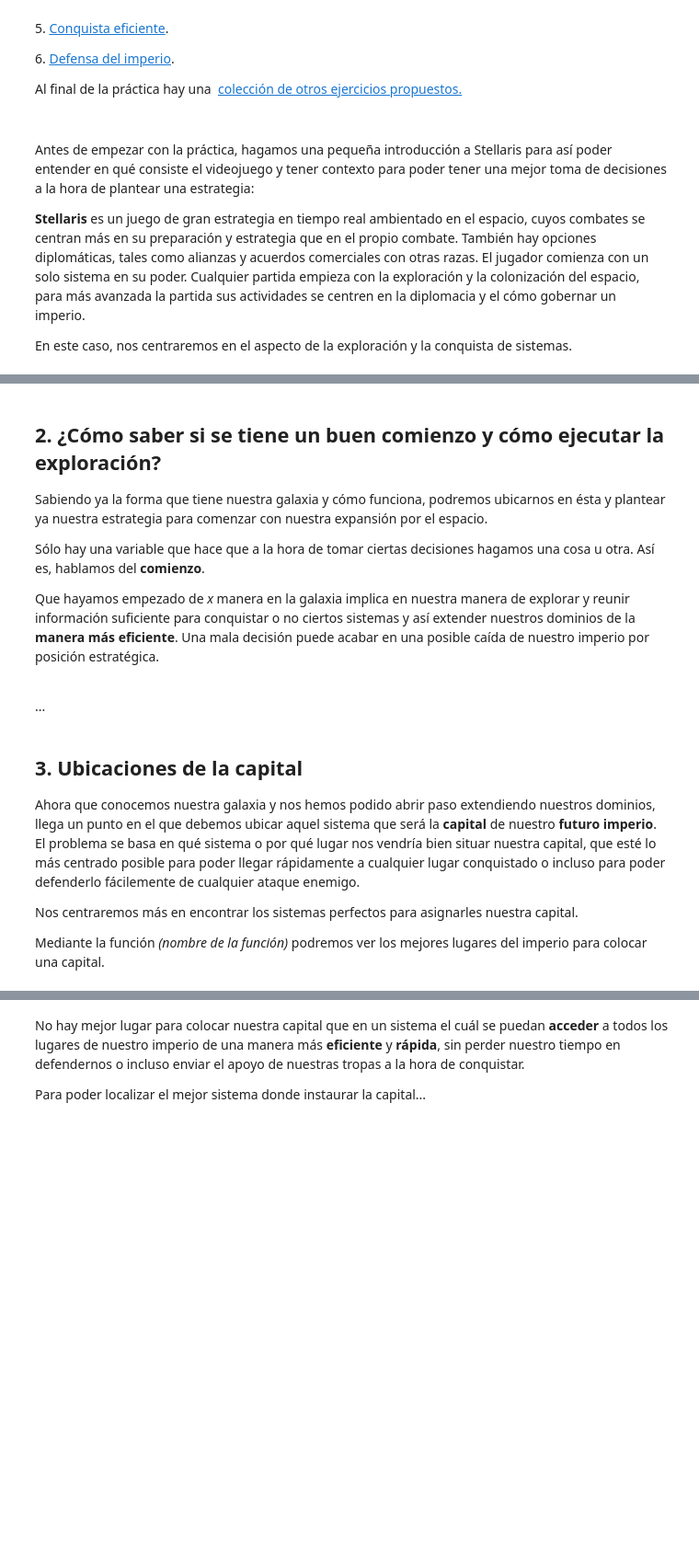
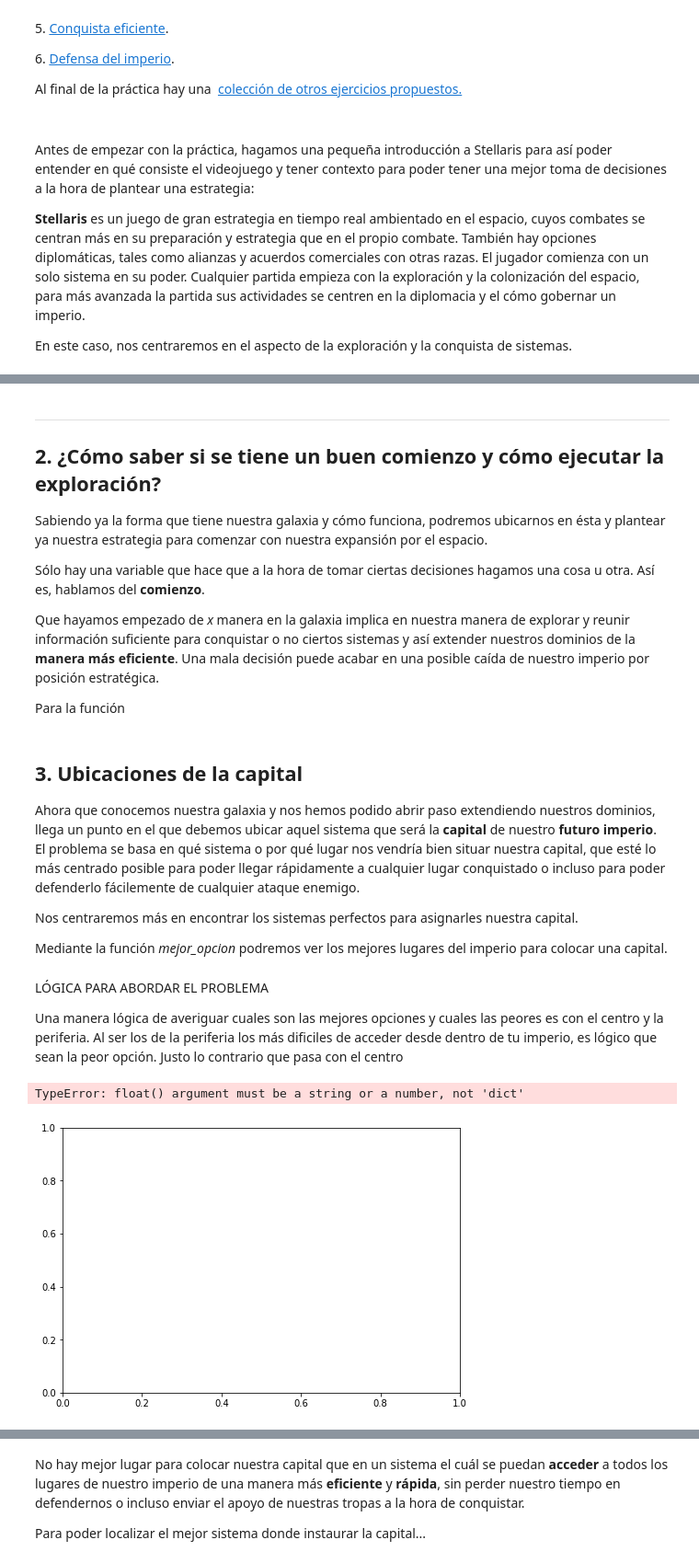
Before and after one commit to LuisMiguelTrinidad/ProyectoMD, a Jupyter notebook: Practica7-MD.ipynb, the cells around one changed output, grey strips where cells are left out. Shown at 92% size. Drawn from its saved outputs; the diff is of its cells as text; code cells hidden in the pictures; blank space fills up the shorter version.

```diff
--- a/Practica7-MD.ipynb
+++ b/Practica7-MD.ipynb
@@ -34,11 +242,25 @@
 # %% [markdown]
+---
 <h2><a name="Exploracion"></a><strong>2. ¿Cómo saber si se tiene un buen comienzo y cómo ejecutar la exploración?</strong></h2>
 <p>Sabiendo ya la forma que tiene nuestra galaxia y cómo funciona, podremos ubicarnos en ésta y plantear ya nuestra estrategia para comenzar con nuestra expansión por el espacio.</p>
 <p>Sólo hay una variable que hace que a la hora de tomar ciertas decisiones hagamos una cosa u otra. Así es, hablamos del <strong>comienzo</strong>.</p>
 <p>Que hayamos empezado de <em>x</em> manera en la galaxia implica en nuestra manera de explorar y reunir información suficiente para conquistar o no ciertos sistemas y así extender nuestros dominios de la <strong>manera más eficiente</strong>. Una mala decisión puede acabar en una posible caída de nuestro imperio por posición estratégica.</p>
-<br>...</br>
+<p>Para la función <em></em>
 # %% [markdown]
 <h2><a name="Ubicacion"></a><strong>3. Ubicaciones de la capital</strong></h2>
 <p>Ahora que conocemos nuestra galaxia y nos hemos podido abrir paso extendiendo nuestros dominios, llega un punto en el que debemos ubicar aquel sistema que será la <strong>capital</strong> de nuestro <strong>futuro imperio</strong>. El problema se basa en qué sistema o por qué lugar nos vendría bien situar nuestra capital, que esté lo más centrado posible para poder llegar rápidamente a cualquier lugar conquistado o incluso para poder defenderlo fácilemente de cualquier ataque enemigo.</p>
 <p>Nos centraremos más en encontrar los sistemas perfectos para asignarles nuestra capital.</p>
-<p>Mediante la función <em>(nombre de la función)</em> podremos ver los mejores lugares del imperio para colocar una capital.</p>
+<p>Mediante la función <em>mejor_opcion</em> podremos ver los mejores lugares del imperio para colocar una capital.</p>
+# %% [markdown]
+LÓGICA PARA ABORDAR EL PROBLEMA
+
+Una manera lógica de averiguar cuales son las mejores opciones y cuales las peores es con el centro y la periferia. Al ser los de la periferia los más dificiles de acceder desde dentro de tu imperio, es lógico que sean la peor opción. Justo lo contrario que pasa con el centro
+# %%
+centro = nx.center(mapa_completo)
+periferia = nx.periphery(mapa_completo)
+
+colores={'green':centro,'red':periferia}
+nx.draw(mapa_completo, pos=posiciones, labels=nx.get_node_attributes(mapa_completo, "Label"), font_size=12, node_color=colores)
+# %% [output]
+TypeError: float() argument must be a string or a number, not 'dict'
+[figure, added]
```
Also changed, not shown: parts of 39 cells of this notebook.
